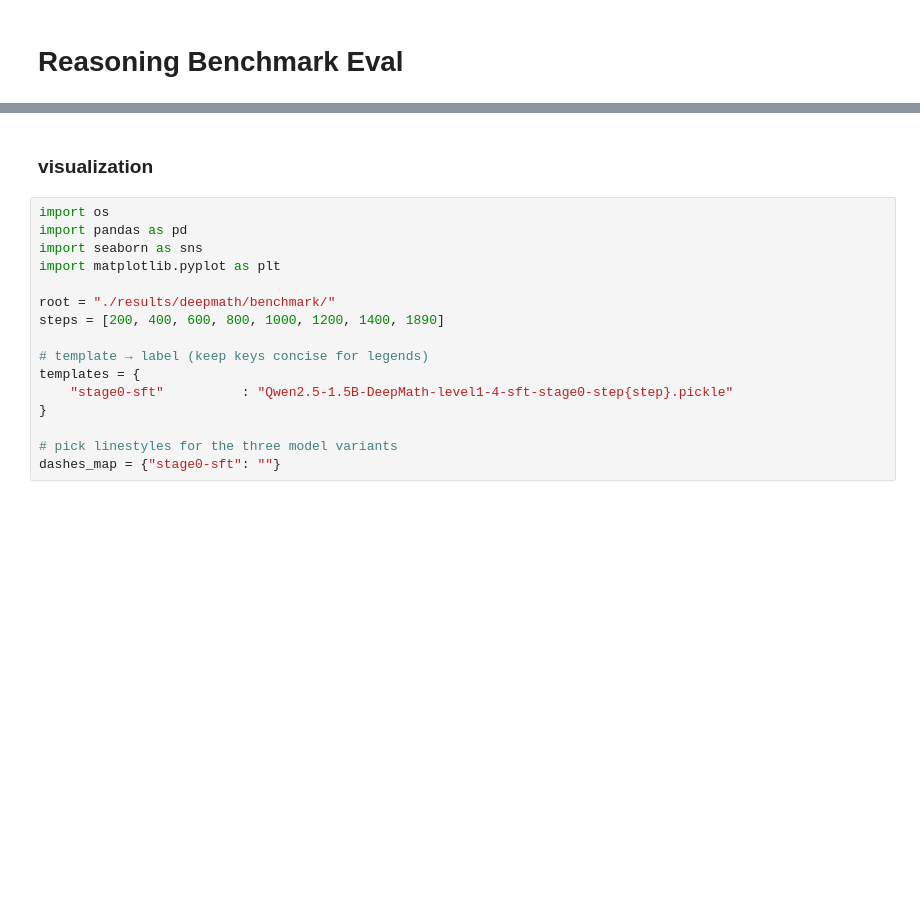
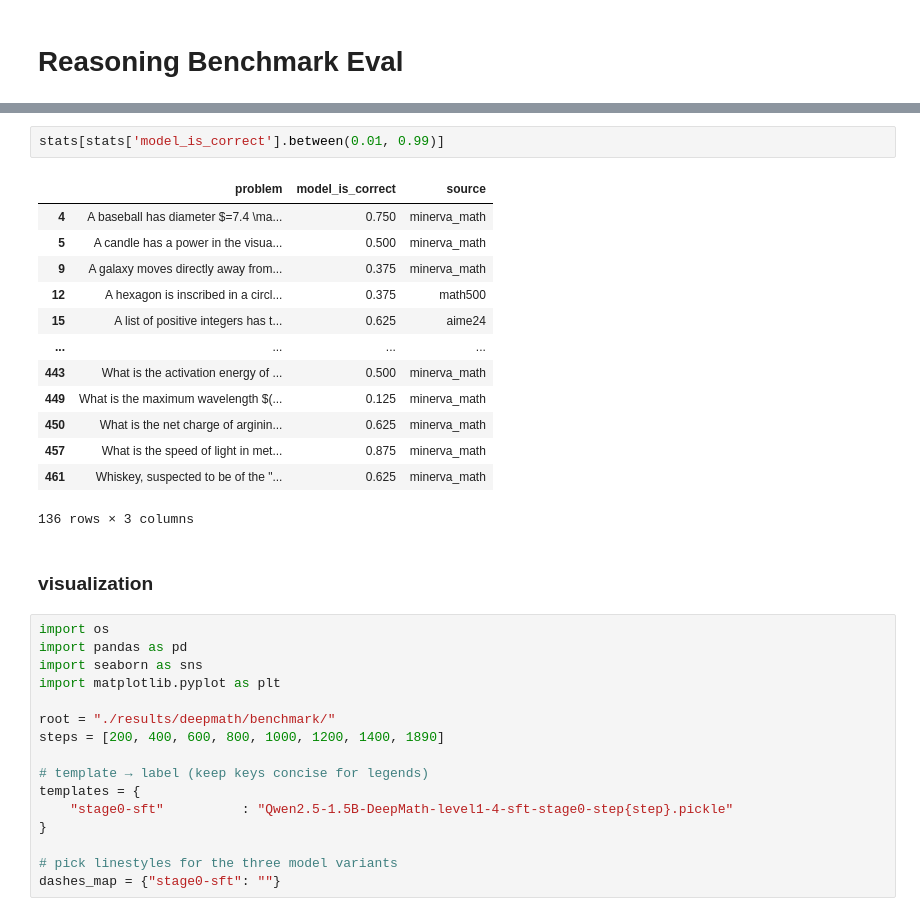
Before and after one commit to Aochong-Li/perturb-r, a Jupyter notebook: notebook/math/benchmark_eval.ipynb, the cells around one changed output, grey strips where cells are left out. Drawn from its saved outputs; the diff is of its cells as text; blank space fills up the shorter version.

```diff
--- a/notebook/math/benchmark_eval.ipynb
+++ b/notebook/math/benchmark_eval.ipynb
@@ -116,3 +160,19 @@ df
+# %%
+stats[stats['model_is_correct'].between(0.01, 0.99)]
+# %% [output]
+|  | problem | model_is_correct | source |
+| 4 | A baseball has diameter $=7.4 \ma... | 0.750 | minerva_math |
+| 5 | A candle has a power in the visua... | 0.500 | minerva_math |
+| 9 | A galaxy moves directly away from... | 0.375 | minerva_math |
+| 12 | A hexagon is inscribed in a circl... | 0.375 | math500 |
+| 15 | A list of positive integers has t... | 0.625 | aime24 |
+| ... | ... | ... | ... |
+| 443 | What is the activation energy of ... | 0.500 | minerva_math |
+| 449 | What is the maximum wavelength $(... | 0.125 | minerva_math |
+| 450 | What is the net charge of arginin... | 0.625 | minerva_math |
+| 457 | What is the speed of light in met... | 0.875 | minerva_math |
+| 461 | Whiskey, suspected to be of the "... | 0.625 | minerva_math |
+136 rows × 3 columns
 # %% [markdown]
 ### visualization
 # %%
```
Also changed, not shown: parts of 17 cells of this notebook, 11 other files.
